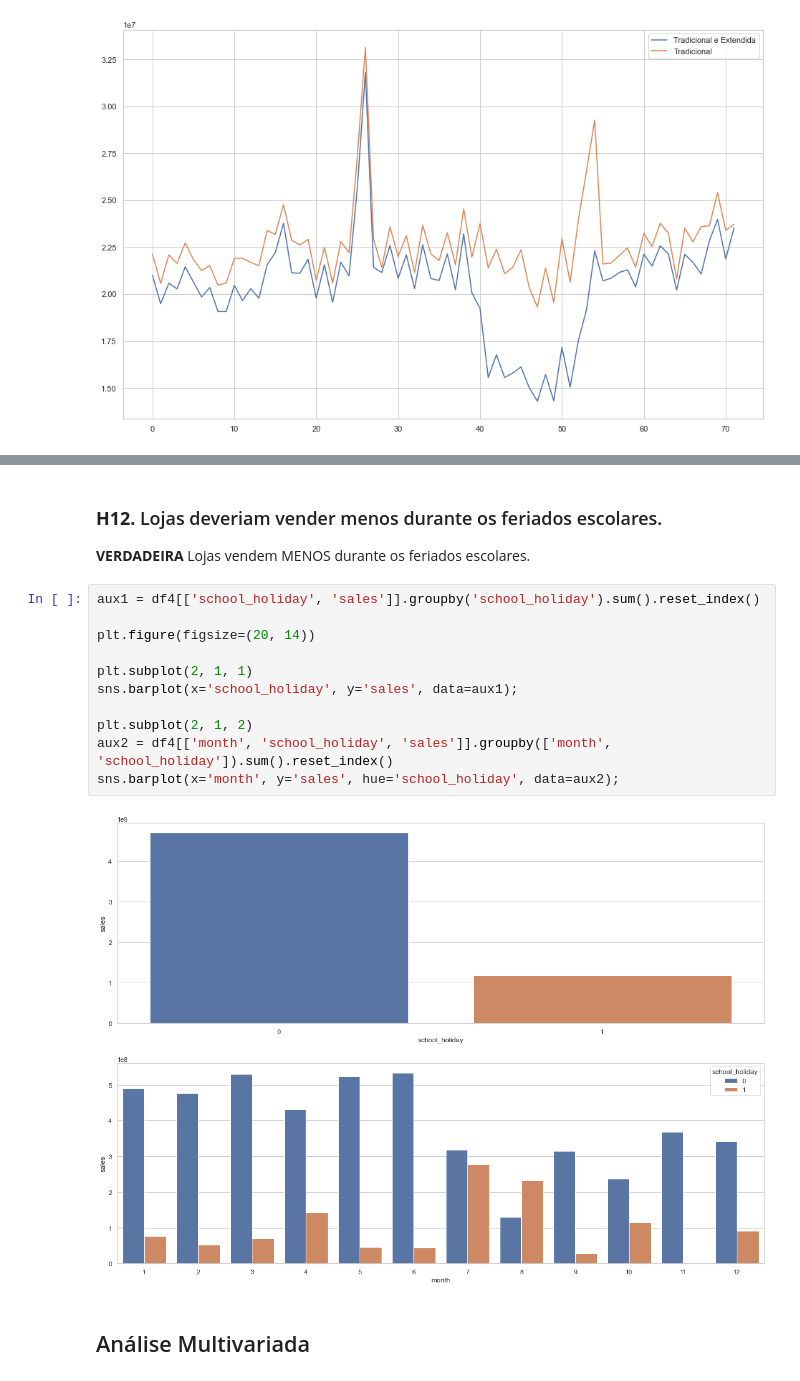
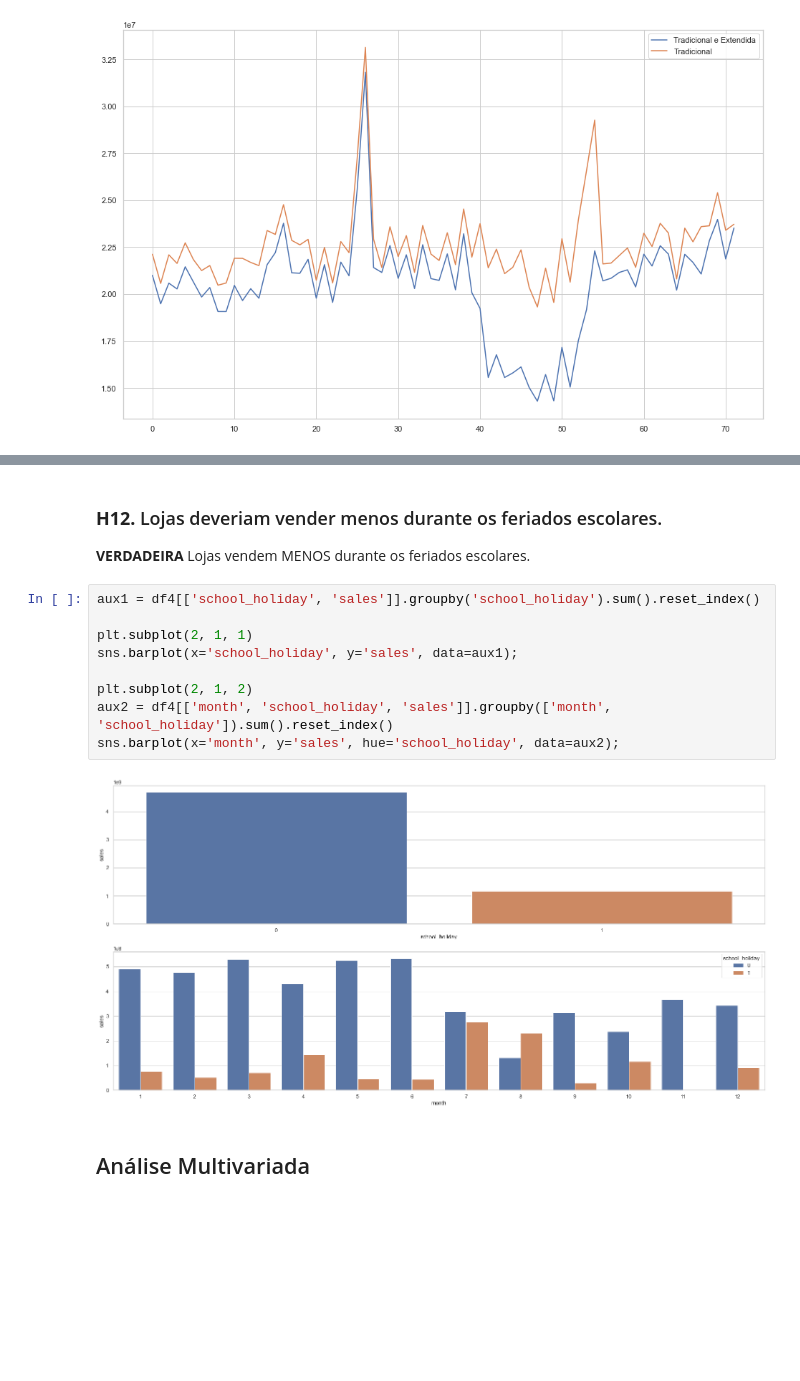
Before and after one commit to ArthurHottgen/test_ds, a Jupyter notebook: m04_v01_store_sales_prediction.ipynb, the cells around one changed output, grey strips where cells are left out. Saved outputs shown, nothing was run; the diff lists cells and outputs as text; blank space fills up the shorter version.

```diff
--- a/m04_v01_store_sales_prediction.ipynb
+++ b/m04_v01_store_sales_prediction.ipynb
@@ -777,18 +803,16 @@ sns.heatmap(aux1.corr(method='pearson'), annot=True); #gráfico de correlação
-# %% [markdown]
-### **H12.** Lojas deveriam vender menos durante os feriados escolares.
-**VERDADEIRA** Lojas vendem MENOS durante os feriados escolares.
+# %% [markdown]
+### **H12.** Lojas deveriam vender menos durante os feriados escolares.
+**VERDADEIRA** Lojas vendem MENOS durante os feriados escolares.
 # %%
 aux1 = df4[['school_holiday', 'sales']].groupby('school_holiday').sum().reset_index()
-
-plt.figure(figsize=(20, 14))
 
 plt.subplot(2, 1, 1)
 sns.barplot(x='school_holiday', y='sales', data=aux1);
 
 plt.subplot(2, 1, 2)
 aux2 = df4[['month', 'school_holiday', 'sales']].groupby(['month', 'school_holiday']).sum().reset_index()
 sns.barplot(x='month', y='sales', hue='school_holiday', data=aux2);
 # %% [output]
-[figure, old version]
+[figure, new version]
 # %% [markdown]
 ## Análise Multivariada
```
Also changed, not shown: parts of 36 cells of this notebook.
